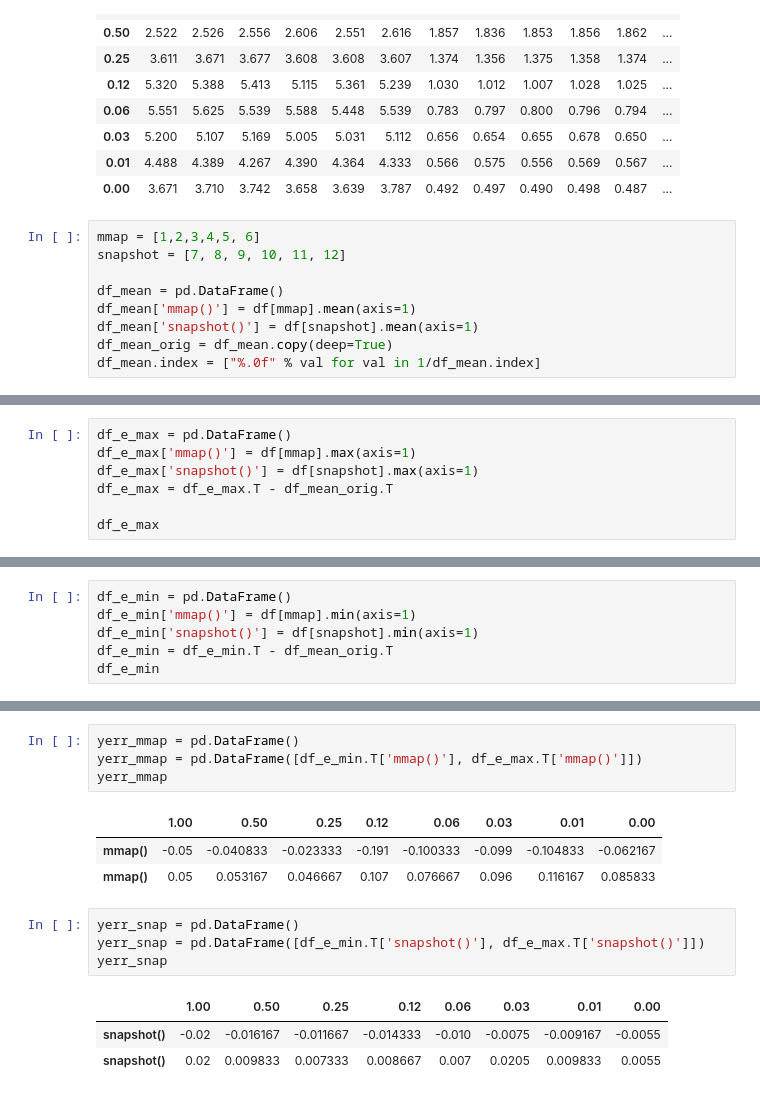
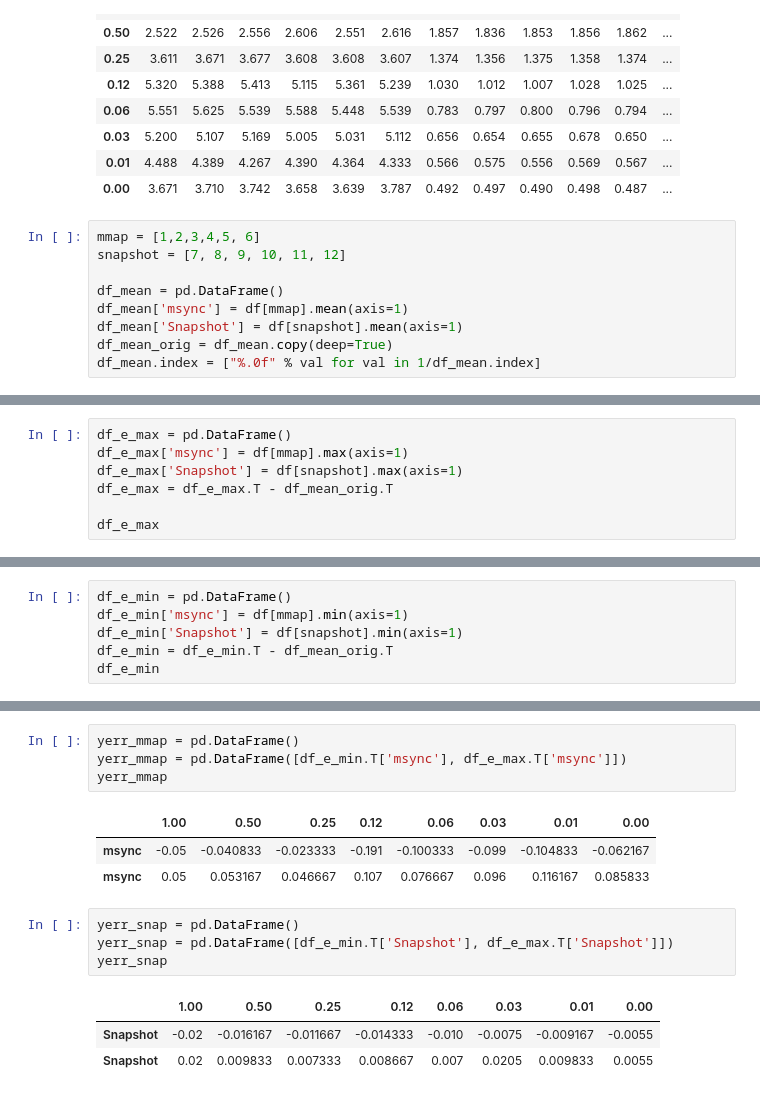
Before and after one commit to NVSL/snapshot-public, a Jupyter notebook: src/scripts/kyoto.kttimedtest.ipynb, the cells around one changed output, grey strips where cells are left out. Cells and saved outputs as stored; diff of their text form.

```diff
--- a/src/scripts/kyoto.kttimedtest.ipynb
+++ b/src/scripts/kyoto.kttimedtest.ipynb
@@ -53,8 +56,8 @@ mmap = [1,2,3,4,5, 6]
 snapshot = [7, 8, 9, 10, 11, 12]
 
 df_mean = pd.DataFrame()
-df_mean['mmap()'] = df[mmap].mean(axis=1)
-df_mean['snapshot()'] = df[snapshot].mean(axis=1)
+df_mean['msync'] = df[mmap].mean(axis=1)
+df_mean['Snapshot'] = df[snapshot].mean(axis=1)
 df_mean_orig = df_mean.copy(deep=True)
 df_mean.index = ["%.0f" % val for val in 1/df_mean.index]
 # %%
@@ -72,8 +75,8 @@ df_mean_orig
 | 0.00 | 3.701167 | 0.492500 |
 # %%
 df_e_max = pd.DataFrame()
-df_e_max['mmap()'] = df[mmap].max(axis=1)
-df_e_max['snapshot()'] = df[snapshot].max(axis=1)
+df_e_max['msync'] = df[mmap].max(axis=1)
+df_e_max['Snapshot'] = df[snapshot].max(axis=1)
 df_e_max = df_e_max.T - df_mean_orig.T
 
 df_e_max
@@ -84,7 +87,7 @@ df_e_max
 # %%
 df_e_min = pd.DataFrame()
-df_e_min['mmap()'] = df[mmap].min(axis=1)
-df_e_min['snapshot()'] = df[snapshot].min(axis=1)
+df_e_min['msync'] = df[mmap].min(axis=1)
+df_e_min['Snapshot'] = df[snapshot].min(axis=1)
 df_e_min = df_e_min.T - df_mean_orig.T
 df_e_min
 # %% [output]
@@ -94,17 +97,17 @@ df_e_min
 # %%
 yerr_mmap = pd.DataFrame()
-yerr_mmap = pd.DataFrame([df_e_min.T['mmap()'], df_e_max.T['mmap()']])
+yerr_mmap = pd.DataFrame([df_e_min.T['msync'], df_e_max.T['msync']])
 yerr_mmap
 # %% [output]
 |  | 1.00 | 0.50 | 0.25 | 0.12 | 0.06 | 0.03 | 0.01 | 0.00 |
-| mmap() | -0.05 | -0.040833 | -0.023333 | -0.191 | -0.100333 | -0.099 | -0.104833 | -0.062167 |
-| mmap() | 0.05 | 0.053167 | 0.046667 | 0.107 | 0.076667 | 0.096 | 0.116167 | 0.085833 |
+| msync | -0.05 | -0.040833 | -0.023333 | -0.191 | -0.100333 | -0.099 | -0.104833 | -0.062167 |
+| msync | 0.05 | 0.053167 | 0.046667 | 0.107 | 0.076667 | 0.096 | 0.116167 | 0.085833 |
 # %%
 yerr_snap = pd.DataFrame()
-yerr_snap = pd.DataFrame([df_e_min.T['snapshot()'], df_e_max.T['snapshot()']])
+yerr_snap = pd.DataFrame([df_e_min.T['Snapshot'], df_e_max.T['Snapshot']])
 yerr_snap
 # %% [output]
 |  | 1.00 | 0.50 | 0.25 | 0.12 | 0.06 | 0.03 | 0.01 | 0.00 |
-| snapshot() | -0.02 | -0.016167 | -0.011667 | -0.014333 | -0.010 | -0.0075 | -0.009167 | -0.0055 |
-| snapshot() | 0.02 | 0.009833 | 0.007333 | 0.008667 | 0.007 | 0.0205 | 0.009833 | 0.0055 |
+| Snapshot | -0.02 | -0.016167 | -0.011667 | -0.014333 | -0.010 | -0.0075 | -0.009167 | -0.0055 |
+| Snapshot | 0.02 | 0.009833 | 0.007333 | 0.008667 | 0.007 | 0.0205 | 0.009833 | 0.0055 |
 # %%
```
Also changed, not shown: parts of 5 cells of this notebook, 17 other files.
